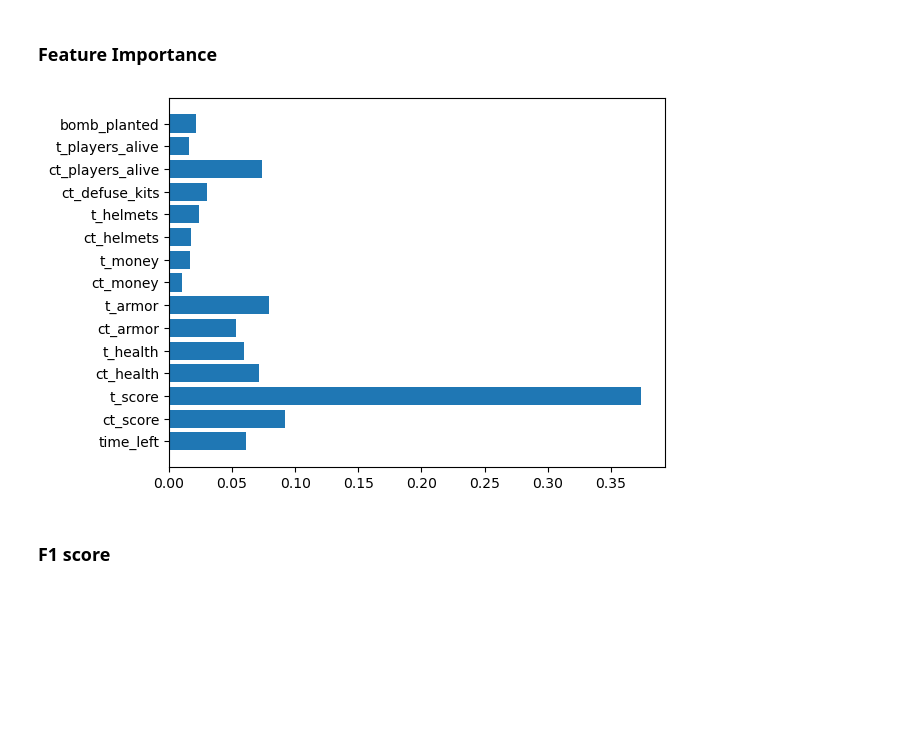
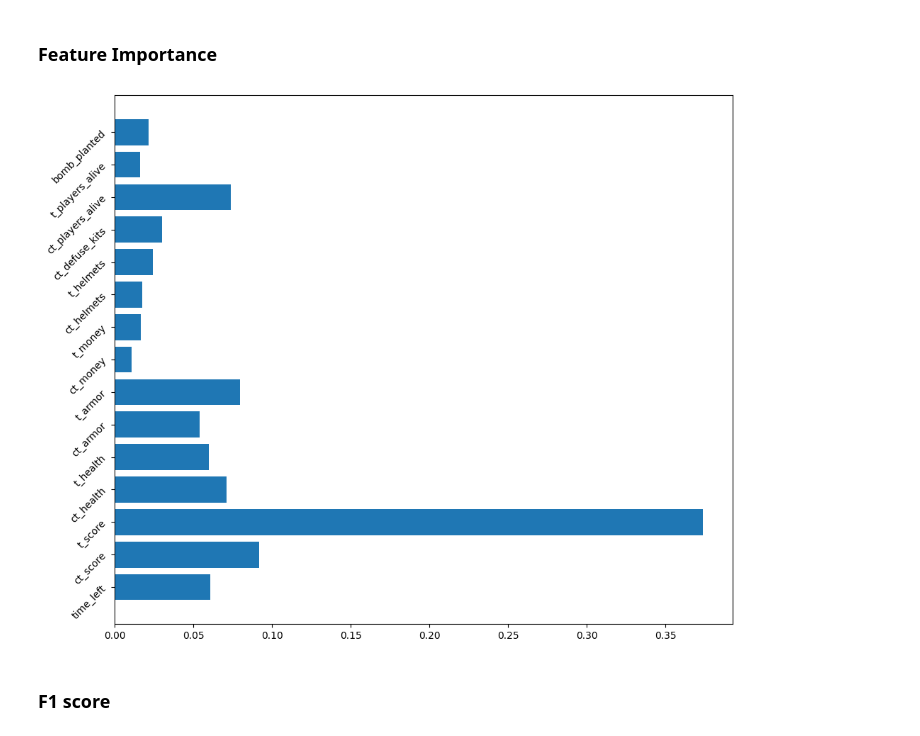
Before and after one commit to techLearner2000/Project_DS, a Jupyter notebook: code.ipynb, the cells around one changed output. Cells and saved outputs as stored; diff of their text form; code cells hidden in the pictures; blank space fills up the shorter version.

```diff
--- a/code.ipynb
+++ b/code.ipynb
@@ -218,10 +218,13 @@ accuracy
 # %% [markdown]
 ### Feature Importance
 # %%
+plt.figure(figsize=(10, 8))
 plt.barh(X_train.columns,rf.feature_importances_)
+plt.yticks(rotation=45)
+plt.tight_layout()  # Adjust layout
 plt.savefig('feature.png')
 # %% [output]
-[figure, old version]
+[figure, new version]
 # %% [markdown]
 ### F1 score
 # %%
```
Also changed, not shown: parts of 10 cells of this notebook, 6 other files.
